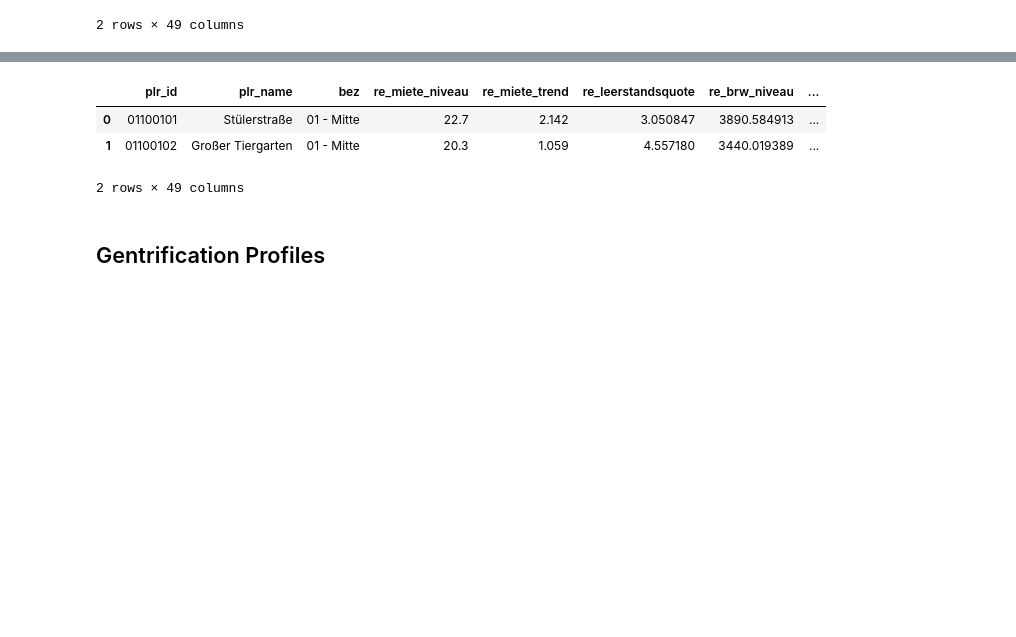
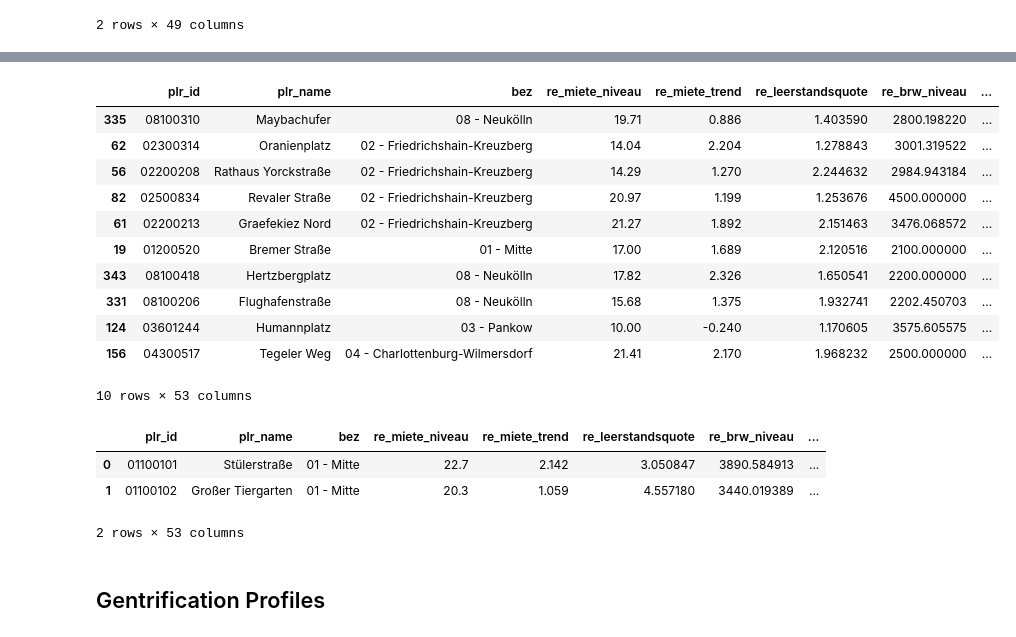
Before and after one commit to mshlg/capstone-kiezkeeper, a Jupyter notebook: notebooks/Module1_clustering/module_1_explore-clusters.ipynb, the cells around one changed output, grey strips where cells are left out. Drawn from its saved outputs; the diff is of its cells as text; code cells hidden in the pictures; blank space fills up the shorter version.

```diff
--- a/notebooks/Module1_clustering/module_1_explore-clusters.ipynb
+++ b/notebooks/Module1_clustering/module_1_explore-clusters.ipynb
@@ -48,6 +75,22 @@ df.head(2)
+# %%
+#sanity check
+cols = ["ms_over60", "ms_over70", "ms_over80", "ms_over90"]
+different = df[df[cols].nunique(axis=1) > 1]
+different.sample(10)
+# %% [output]
+|  | plr_id | plr_name | bez | re_miete_niveau | re_miete_trend | re_leerstandsquote | re_brw_niveau | ... |
+| 335 | 08100310 | Maybachufer | 08 - Neukölln | 19.71 | 0.886 | 1.403590 | 2800.198220 | ... |
+| 62 | 02300314 | Oranienplatz | 02 - Friedrichshain-Kreuzberg | 14.04 | 2.204 | 1.278843 | 3001.319522 | ... |
+| 56 | 02200208 | Rathaus Yorckstraße | 02 - Friedrichshain-Kreuzberg | 14.29 | 1.270 | 2.244632 | 2984.943184 | ... |
+| 82 | 02500834 | Revaler Straße | 02 - Friedrichshain-Kreuzberg | 20.97 | 1.199 | 1.253676 | 4500.000000 | ... |
+| 61 | 02200213 | Graefekiez Nord | 02 - Friedrichshain-Kreuzberg | 21.27 | 1.892 | 2.151463 | 3476.068572 | ... |
+| 19 | 01200520 | Bremer Straße | 01 - Mitte | 17.00 | 1.689 | 2.120516 | 2100.000000 | ... |
+| 343 | 08100418 | Hertzbergplatz | 08 - Neukölln | 17.82 | 2.326 | 1.650541 | 2200.000000 | ... |
+| 331 | 08100206 | Flughafenstraße | 08 - Neukölln | 15.68 | 1.375 | 1.932741 | 2202.450703 | ... |
+| 124 | 03601244 | Humannplatz | 03 - Pankow | 10.00 | -0.240 | 1.170605 | 3575.605575 | ... |
+| 156 | 04300517 | Tegeler Weg | 04 - Charlottenburg-Wilmersdorf | 21.41 | 2.170 | 1.968232 | 2500.000000 | ... |
+10 rows × 53 columns
 # %%
-#rename columns from german > english (ms = milieuschutz: protected area under § 172 BGB)
-df.rename(columns={"milieu_anteil": "ms_portion", "milieu_majoritaet": "ms_binary"}, inplace = True)
 #save
 df.to_csv("../../data/final_datasets/df_clusters_milieuschutz.csv", index=False)
 df.head(2)
@@ -55,7 +98,7 @@ df.head(2)
 |  | plr_id | plr_name | bez | re_miete_niveau | re_miete_trend | re_leerstandsquote | re_brw_niveau | ... |
 | 0 | 01100101 | Stülerstraße | 01 - Mitte | 22.7 | 2.142 | 3.050847 | 3890.584913 | ... |
 | 1 | 01100102 | Großer Tiergarten | 01 - Mitte | 20.3 | 1.059 | 4.557180 | 3440.019389 | ... |
-2 rows × 49 columns
+2 rows × 53 columns
 # %% [markdown]
 ## Gentrification Profiles
 # %% [markdown]
```
Also changed, not shown: parts of 12 cells of this notebook, 3 other files.
